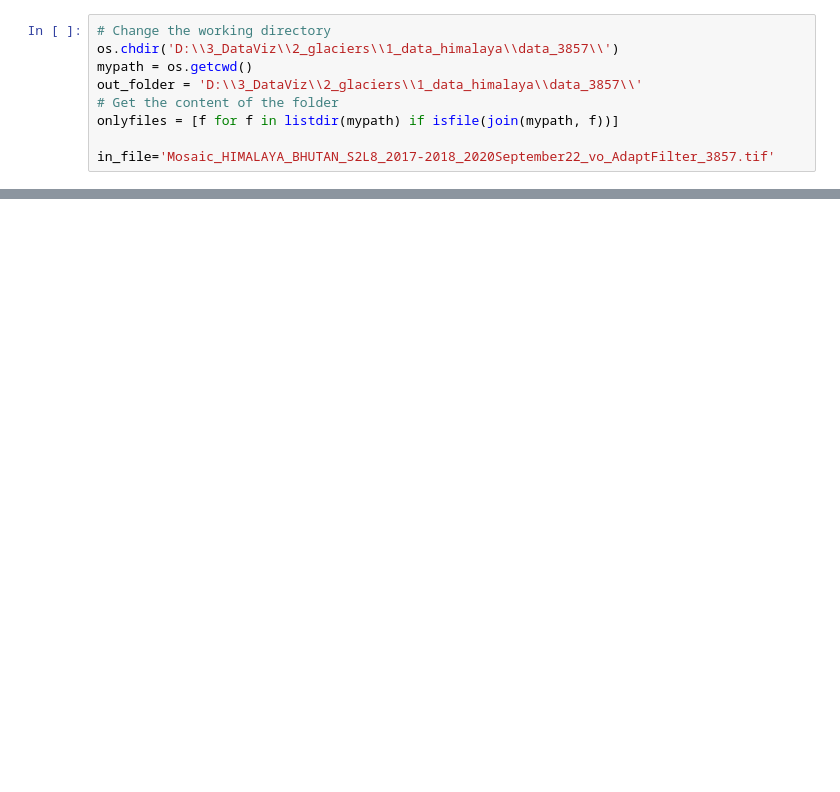
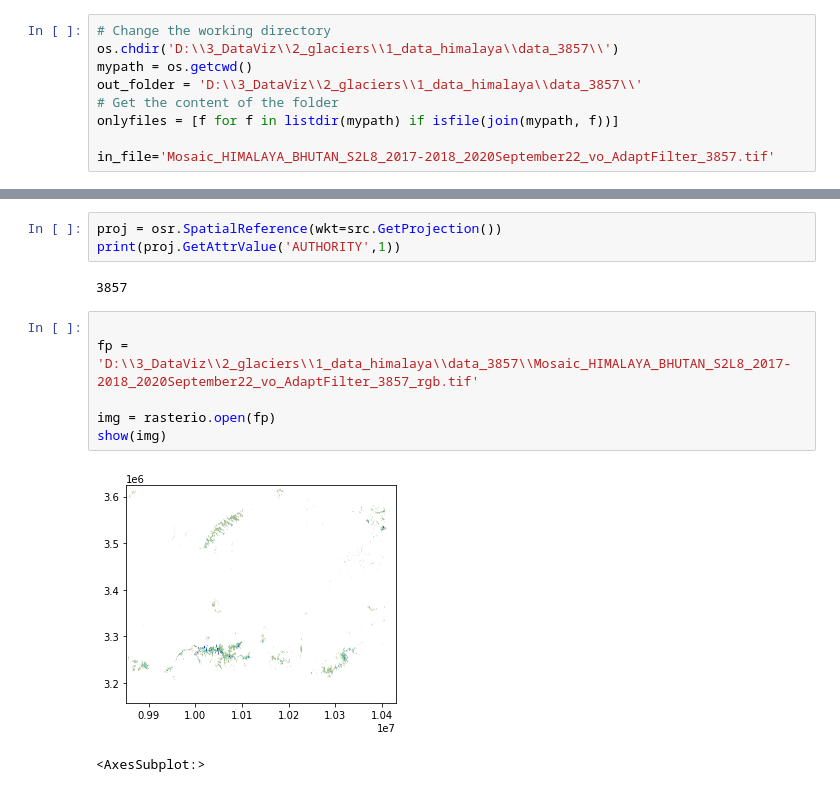
Before and after one commit to jbbarre/WorldwideGlaciers, a Jupyter notebook: tiles/rbg_geotiff.ipynb, the cells around one changed output, grey strips where cells are left out. Drawn from its saved outputs; the diff is of its cells as text; blank space fills up the shorter version.

```diff
--- a/tiles/rbg_geotiff.ipynb
+++ b/tiles/rbg_geotiff.ipynb
@@ -70,3 +159,17 @@ TypeError: Image data of dtype <U77 cannot be converted to float
+# %%
+proj = osr.SpatialReference(wkt=src.GetProjection())
+print(proj.GetAttrValue('AUTHORITY',1))
+# %% [output]
+3857
+# %%
+
+fp = 'D:\\3_DataViz\\2_glaciers\\1_data_himalaya\\data_3857\\Mosaic_HIMALAYA_BHUTAN_S2L8_2017-2018_2020September22_vo_AdaptFilter_3857_rgb.tif'
+
+img = rasterio.open(fp)
+show(img)
+# %% [output]
+[figure, added]
+<AxesSubplot:>
 # %%
 def createRGB(template,arr,filename):
     '''Creates a copy of a 3-band raster with values from array
```
Also changed, not shown: parts of 18 cells of this notebook, 2 other files.
